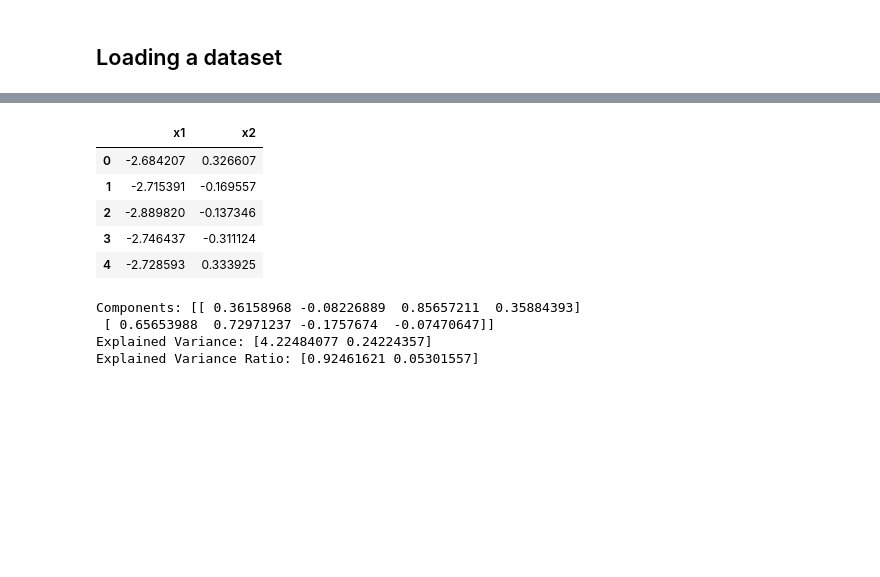
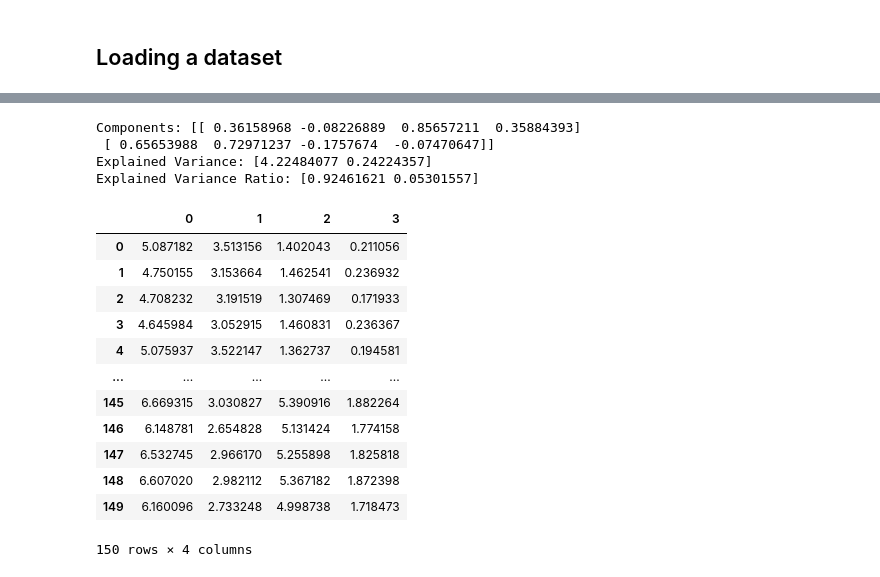
Before and after one commit to hsnam95/class2022Fall, a Jupyter notebook: dimensionality_reduction(PCA).ipynb, the cells around one changed output, grey strips where cells are left out. Cells and saved outputs as stored; diff of their text form; code cells hidden in the pictures; blank space fills up the shorter version.

```diff
--- a/dimensionality_reduction(PCA).ipynb
+++ b/dimensionality_reduction(PCA).ipynb
@@ -24,6 +44,5 @@ y = np.array(iris['label'])
 # %%
 from sklearn.decomposition import PCA
-
-pca = PCA(n_components=2)  # n_components specifies the new dimensionality
-X_reduced = pca.fit(X).transform(X) # or just pca.fit_transform(X)
-X_reduced = pd.DataFrame(data=X_reduced, columns=['x1', 'x2'])
+model = PCA(n_components=2)  # n_components specifies the new dimensionality
+X_reduced = model.fit(X).transform(X) # or just pca.fit_transform(X)
+pd.DataFrame(X_reduced)
@@ -30,10 +63 @@ X_reduced = pd.DataFrame(data=X_reduced, columns=['x1', 'x2'])
-# %%
-X_reduced.head()
-# %% [output]
-|  | x1 | x2 |
-| 0 | -2.684207 | 0.326607 |
-| 1 | -2.715391 | -0.169557 |
-| 2 | -2.889820 | -0.137346 |
-| 3 | -2.746437 | -0.311124 |
-| 4 | -2.728593 | 0.333925 |
 # %%
@@ -45,3 +69,20 @@ Components: [[ 0.36158968 -0.08226889  0.85657211  0.35884393]
  [ 0.65653988  0.72971237 -0.1757674  -0.07470647]]
 Explained Variance: [4.22484077 0.24224357]
 Explained Variance Ratio: [0.92461621 0.05301557]
+# %%
+X_approx = model.inverse_transform(X_reduced)
+pd.DataFrame(X_approx)
+# %% [output]
+|  | 0 | 1 | 2 | 3 |
+| 0 | 5.087182 | 3.513156 | 1.402043 | 0.211056 |
+| 1 | 4.750155 | 3.153664 | 1.462541 | 0.236932 |
+| 2 | 4.708232 | 3.191519 | 1.307469 | 0.171933 |
+| 3 | 4.645984 | 3.052915 | 1.460831 | 0.236367 |
+| 4 | 5.075937 | 3.522147 | 1.362737 | 0.194581 |
+| ... | ... | ... | ... | ... |
+| 145 | 6.669315 | 3.030827 | 5.390916 | 1.882264 |
+| 146 | 6.148781 | 2.654828 | 5.131424 | 1.774158 |
+| 147 | 6.532745 | 2.966170 | 5.255898 | 1.825818 |
+| 148 | 6.607020 | 2.982112 | 5.367182 | 1.872398 |
+| 149 | 6.160096 | 2.733248 | 4.998738 | 1.718473 |
+150 rows × 4 columns
```
Also changed, not shown: parts of 9 cells of this notebook.
